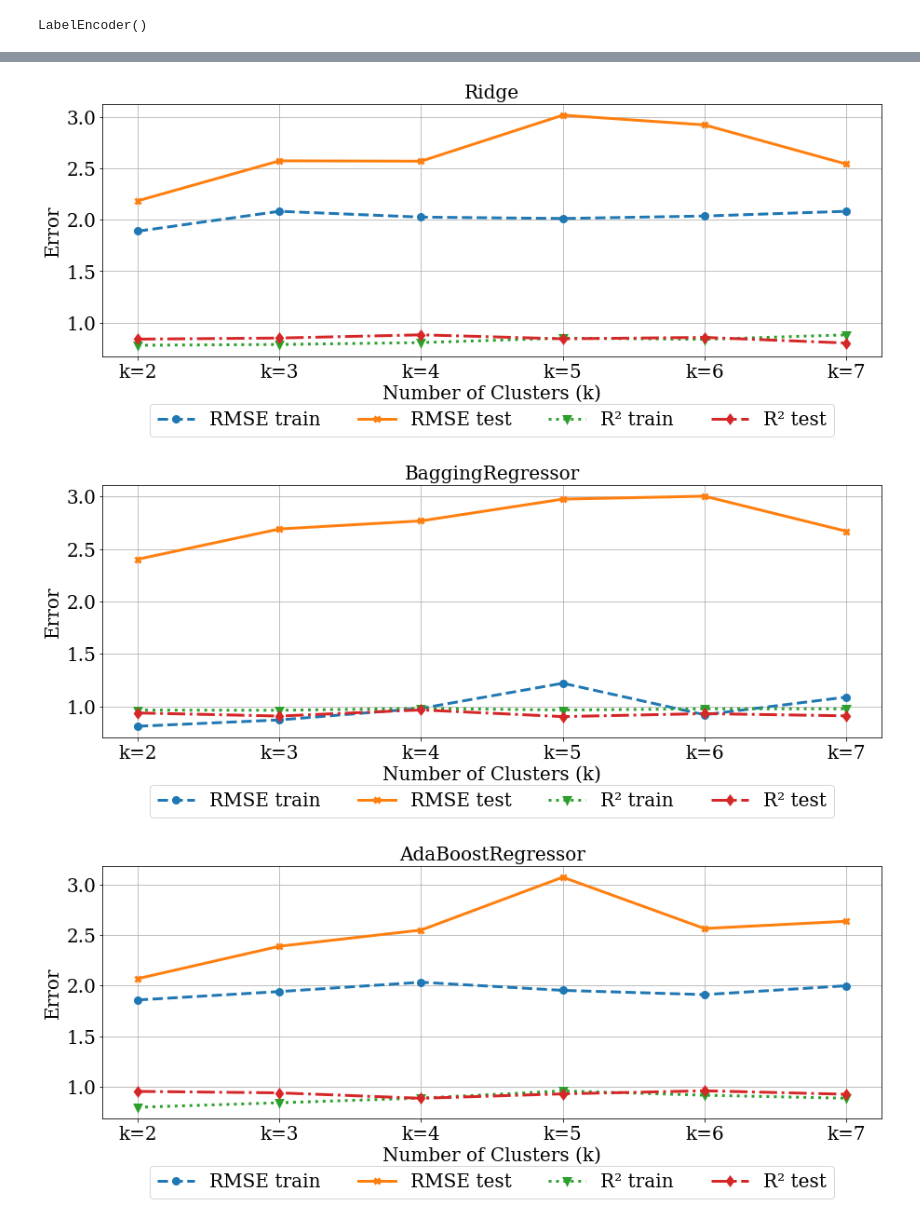
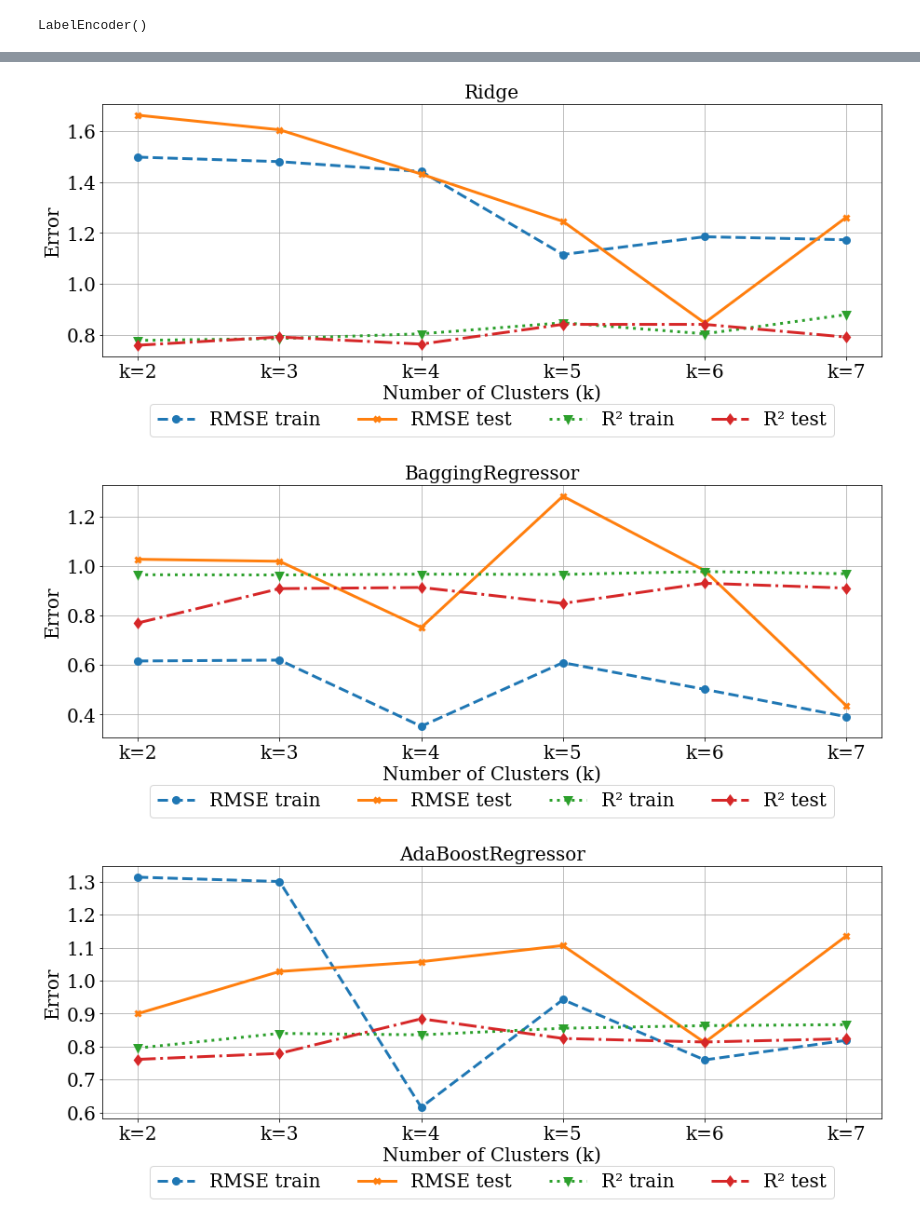
Before and after one commit to ali0jn/academic-success, a Jupyter notebook: experiments/cluster_model__regression.ipynb, the cells around one changed output, grey strips where cells are left out. Saved outputs shown, nothing was run; the diff lists cells and outputs as text; code cells hidden in the pictures.

Commit message:
fixed rmse bug

```diff
--- a/experiments/cluster_model__regression.ipynb
+++ b/experiments/cluster_model__regression.ipynb
@@ -110,15 +110,15 @@ def get_error_score(df, columns, model):
 def plot_error_scores(scores, title):
     best_scores = {}
     for n_clusters in scores:
-        best_scores.setdefault(n_clusters, [0, 0, 0, 0])   # [rmse_train, rmse_test, r2_train, r2_test]
+        best_scores.setdefault(n_clusters, [100, 100, -100, -100])   # [rmse_train, rmse_test, r2_train, r2_test]
         for n_training_sem in scores[n_clusters]:
             clust_scores = scores[n_clusters][n_training_sem].values()
             for s in clust_scores:
-                if s['train'][0] > best_scores[n_clusters][0]:
+                if s['train'][0] < best_scores[n_clusters][0]:
                     best_scores[n_clusters][0] = s['train'][0]
                 elif s['train'][1] > best_scores[n_clusters][2]:
                     best_scores[n_clusters][2] = s['train'][1]
-                elif s['test'][0] > best_scores[n_clusters][1]:
+                elif s['test'][0] < best_scores[n_clusters][1]:
                     best_scores[n_clusters][1] = s['test'][0]
                 elif s['test'][1] > best_scores[n_clusters][3]:
                     best_scores[n_clusters][3] = s['test'][1]
@@ -131,7 +131,7 @@ def plot_error_scores(scores, title):
     ax.plot(x, [best_scores[k][3] for k in sorted(best_scores)], marker='d', label='R\u00b2 test', linestyle='dashdot', linewidth=3, mew=3)
 
     ax.set_title(title, fontfamily='serif', fontsize=20)
-    ax.set_yticklabels(ax.get_yticks(), fontfamily='serif', fontsize=20)
+    ax.set_yticklabels([round(i,1) for i in ax.get_yticks()], fontfamily='serif', fontsize=20)
     ax.set_xticks(x)
     ax.set_xticklabels(['k={}'.format(i) for i in range(2, 8)], fontfamily='serif', fontsize=20)
     ax.set_xlabel('Number of Clusters (k)', fontsize=20, fontfamily='serif')
@@ -145,12 +143,6 @@ model_errors = {}
-# %%
-import os
-results = {}
-files = os.listdir('../results/clustering__baseline')
-for f in files:
-    with open('../results/clustering__baseline/'+f) as fr:
-        data = json.load(fr)
-        for k in data:
-            results[f.split('.')[0]] = data[k]
+# %%
+with open('../results/cluster_based_regression_results.json') as fr:
+    results = json.load(fr)
 # %%
 errors = get_error_score(df, columns, DecisionTreeRegressor())
 model_errors['DecisionTreeRegressor'] = errors
@@ -190,23 +182,23 @@ plot_error_scores(results['cluster_results_lasso'], 'Lasso')
 errors = get_error_score(df, columns, Ridge())
 model_errors['Ridge'] = errors
 # %%
-plot_error_scores(results['cluster_results_ridge'], 'Ridge')
+plot_error_scores(results['Ridge'], 'Ridge')
 # %% [output]
-[figure, old version]
+[figure, new version]
 # %%
 errors = get_error_score(df, columns, BaggingRegressor())
 model_errors['BaggingRegressor'] = errors
 # %%
-plot_error_scores(results['cluster_results_bagging_reg'], 'BaggingRegressor')
+plot_error_scores(results['BaggingRegressor'], 'BaggingRegressor')
 # %% [output]
-[figure, old version]
+[figure, new version]
 # %%
 errors = get_error_score(df, columns, AdaBoostRegressor())
 model_errors['AdaBoostRegressor'] = errors
 # %%
-plot_error_scores(results['cluster_results_adaboost'], 'AdaBoostRegressor')
+plot_error_scores(results['AdaBoostRegressor'], 'AdaBoostRegressor')
 # %% [output]
-[figure, old version]
+[figure, new version]
 # %%
 errors = get_error_score(df, columns, RandomForestRegressor())
 model_errors['RandomForestRegressor'] = errors
```
Also changed, not shown: parts of 8 cells of this notebook, 1 other file.
